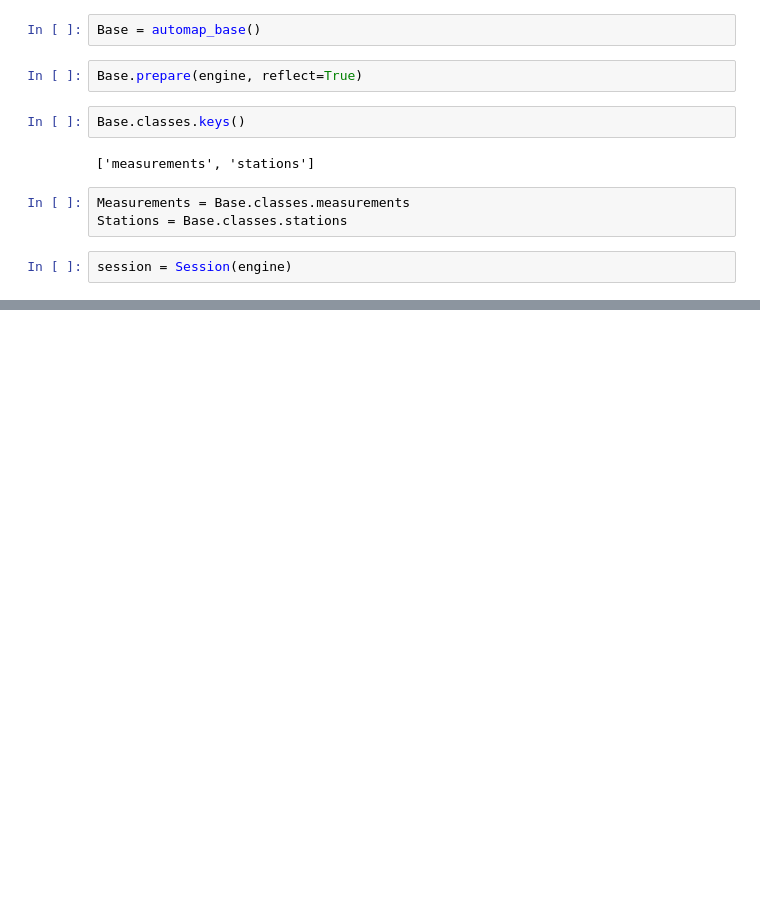
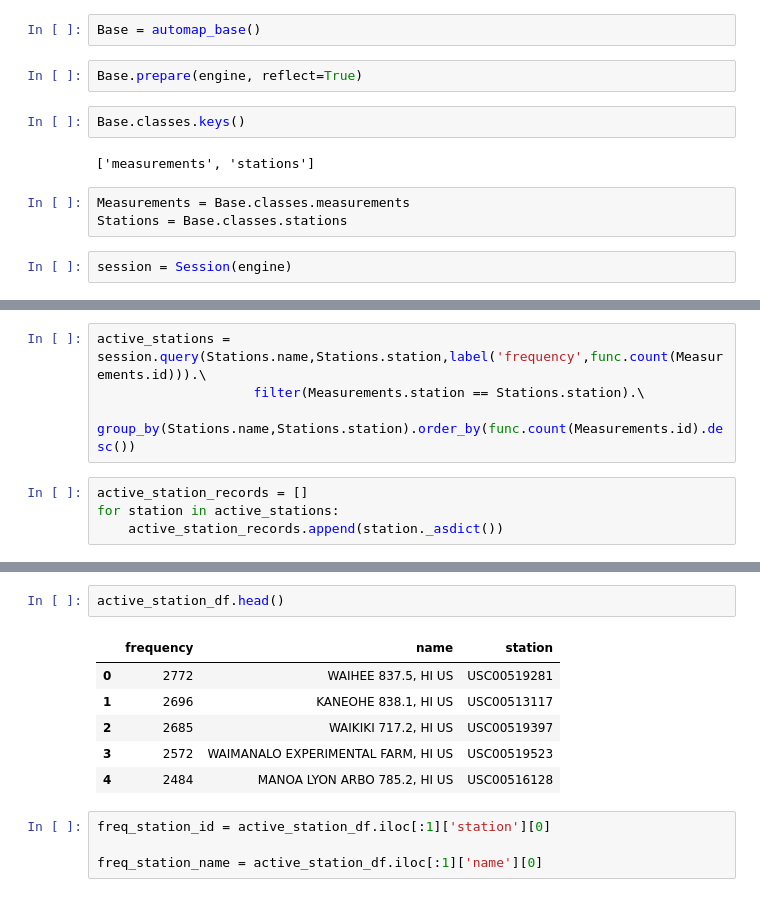
Before and after one commit to sadhana1002/ClimaticAnalysis, a Jupyter notebook: climatic_analysis.ipynb, the cells around one changed output, grey strips where cells are left out. Cells and saved outputs as stored; diff of their text form; blank space fills up the shorter version.

```diff
--- a/climatic_analysis.ipynb
+++ b/climatic_analysis.ipynb
@@ -36 +96,9 @@ for measure in measurements_year:
+# %%
+active_stations = session.query(Stations.name,Stations.station,label('frequency',func.count(Measurements.id))).\
+                    filter(Measurements.station == Stations.station).\
+    group_by(Stations.name,Stations.station).order_by(func.count(Measurements.id).desc())
+# %%
+active_station_records = []
+for station in active_stations:
+    active_station_records.append(station._asdict())
 # %%
@@ -45,0 +106,13 @@ measurements_df.head()
+# %%
+active_station_df.head()
+# %% [output]
+|  | frequency | name | station |
+| 0 | 2772 | WAIHEE 837.5, HI US | USC00519281 |
+| 1 | 2696 | KANEOHE 838.1, HI US | USC00513117 |
+| 2 | 2685 | WAIKIKI 717.2, HI US | USC00519397 |
+| 3 | 2572 | WAIMANALO EXPERIMENTAL FARM, HI US | USC00519523 |
+| 4 | 2484 | MANOA LYON ARBO 785.2, HI US | USC00516128 |
+# %%
+freq_station_id = active_station_df.iloc[:1]['station'][0]
+
+freq_station_name = active_station_df.iloc[:1]['name'][0]
```
Also changed, not shown: parts of 15 cells of this notebook, 2 other files.
